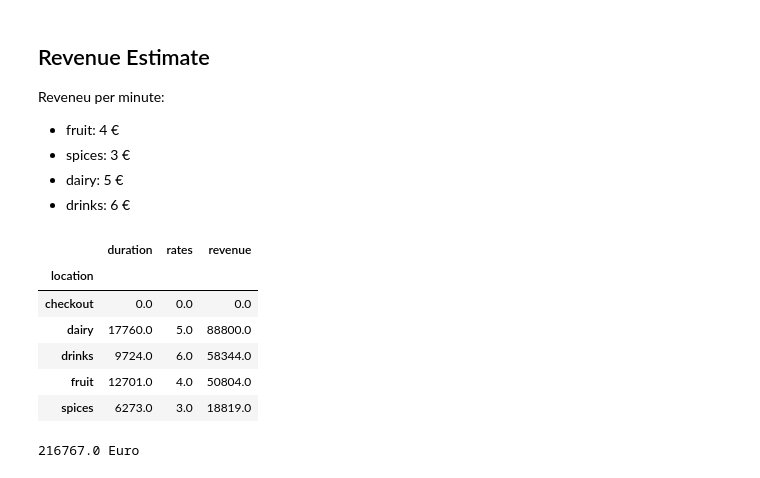
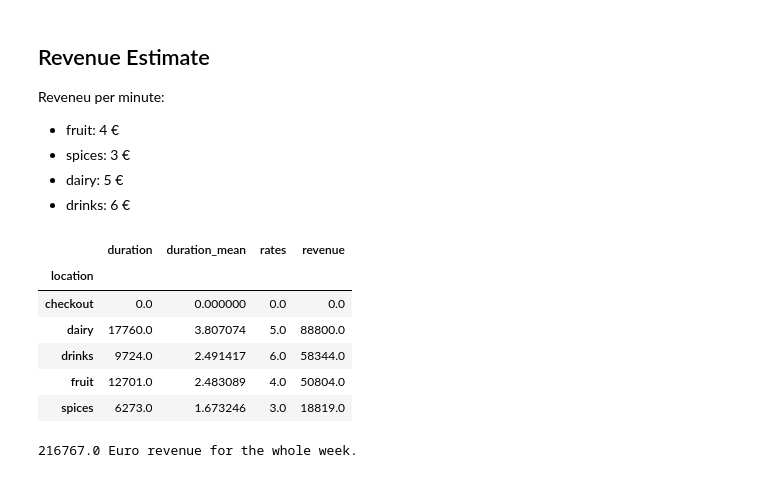
Before and after one commit to raphaelw/data-science-bootcamp, a Jupyter notebook: 08_week/project/markov_chain_supermarket.ipynb, the cells around one changed output. Cells and saved outputs as stored; diff of their text form; code cells hidden in the pictures.

```diff
--- a/08_week/project/markov_chain_supermarket.ipynb
+++ b/08_week/project/markov_chain_supermarket.ipynb
@@ -196,20 +197,21 @@ df['duration'] = df['timestamp_next'] - df['timestamp']
 df['duration'] = df['duration'].dt.total_seconds() / 60
 # %%
 time_spent = df.groupby('location')[['duration']].sum()
+time_spent['duration_mean'] = df.groupby('location')[['duration']].mean()
 time_spent['rates'] = rates
 time_spent.fillna(0, inplace=True)
 time_spent['revenue'] = time_spent['duration'] * time_spent['rates']
 time_spent
 # %% [output]
-|  | duration | rates | revenue |
-| location |  |  |  |
-| checkout | 0.0 | 0.0 | 0.0 |
-| dairy | 17760.0 | 5.0 | 88800.0 |
-| drinks | 9724.0 | 6.0 | 58344.0 |
-| fruit | 12701.0 | 4.0 | 50804.0 |
-| spices | 6273.0 | 3.0 | 18819.0 |
+|  | duration | duration_mean | rates | revenue |
+| location |  |  |  |  |
+| checkout | 0.0 | 0.000000 | 0.0 | 0.0 |
+| dairy | 17760.0 | 3.807074 | 5.0 | 88800.0 |
+| drinks | 9724.0 | 2.491417 | 6.0 | 58344.0 |
+| fruit | 12701.0 | 2.483089 | 4.0 | 50804.0 |
+| spices | 6273.0 | 1.673246 | 3.0 | 18819.0 |
 # %%
 total_revenue = time_spent['revenue'].sum()
-print(f"{total_revenue} Euro")
+print(f"{total_revenue} Euro revenue for the whole week.")
 # %% [output]
-216767.0 Euro
+216767.0 Euro revenue for the whole week.
```
Also changed, not shown: parts of 2 cells of this notebook.
